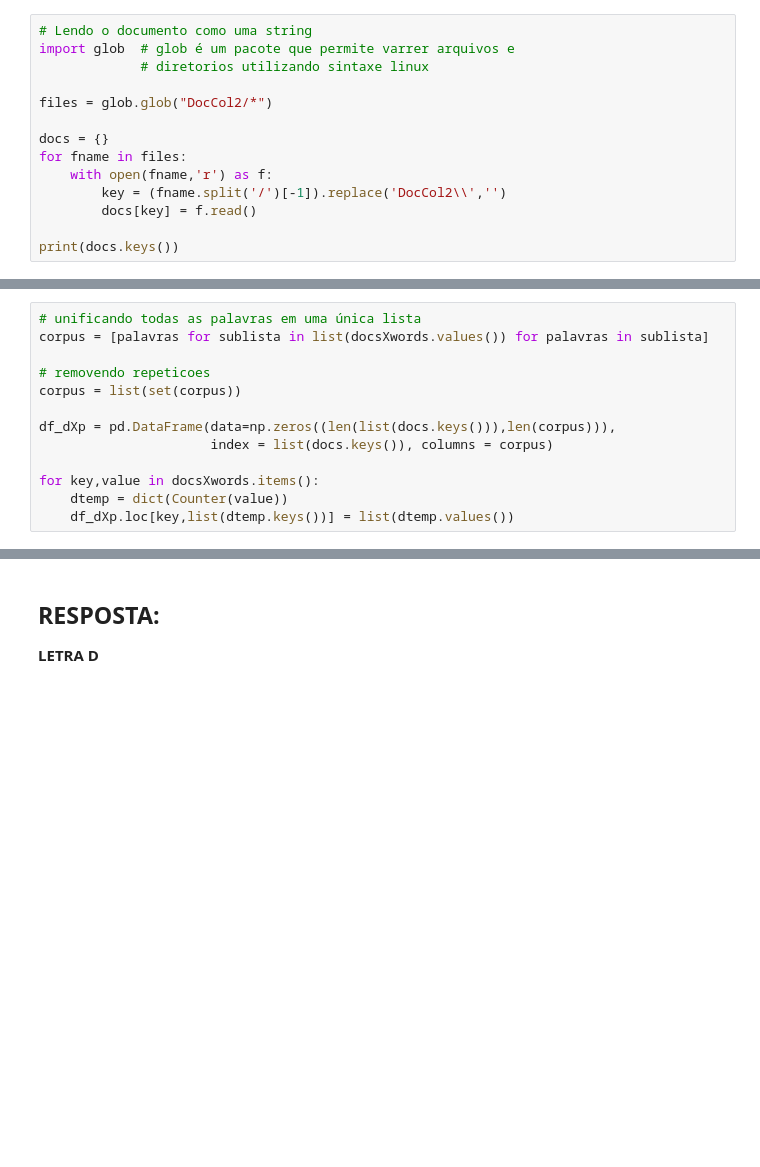
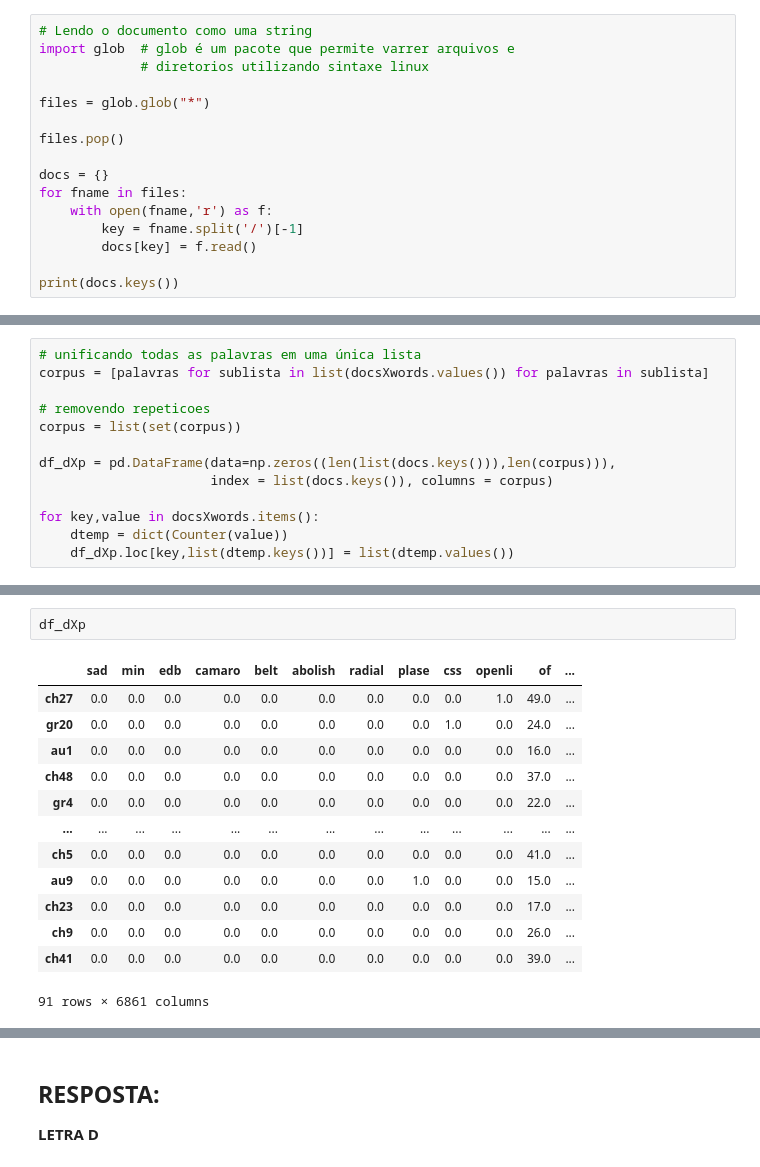
Before and after one commit to guilourenzo/mba-usp, a Jupyter notebook: TÉCNICAS AVANÇADAS DE CAPTURA E TRATAMENTO DE DADOS/AULA 6/docXpala avaliacao.ipynb, the cells around one changed output, grey strips where cells are left out. Cells and saved outputs as stored; diff of their text form; blank space fills up the shorter version.

```diff
--- a/TÉCNICAS AVANÇADAS DE CAPTURA E TRATAMENTO DE DADOS/AULA 6/docXpala avaliacao.ipynb
+++ b/TÉCNICAS AVANÇADAS DE CAPTURA E TRATAMENTO DE DADOS/AULA 6/docXpala avaliacao.ipynb
@@ -34,12 +58,14 @@ d) au8
 import glob  # glob é um pacote que permite varrer arquivos e
              # diretorios utilizando sintaxe linux
 
-files = glob.glob("DocCol2/*")
+files = glob.glob("*")
+
+files.pop()
 
 docs = {}
 for fname in files:
     with open(fname,'r') as f:
-        key = (fname.split('/')[-1]).replace('DocCol2\\','')
+        key = fname.split('/')[-1]
         docs[key] = f.read()
 
 print(docs.keys())
@@ -113,0 +202,16 @@ ch30
+# %%
+df_dXp
+# %% [output]
+|  | sad | min | edb | camaro | belt | abolish | radial | plase | css | openli | of | ... |
+| ch27 | 0.0 | 0.0 | 0.0 | 0.0 | 0.0 | 0.0 | 0.0 | 0.0 | 0.0 | 1.0 | 49.0 | ... |
+| gr20 | 0.0 | 0.0 | 0.0 | 0.0 | 0.0 | 0.0 | 0.0 | 0.0 | 1.0 | 0.0 | 24.0 | ... |
+| au1 | 0.0 | 0.0 | 0.0 | 0.0 | 0.0 | 0.0 | 0.0 | 0.0 | 0.0 | 0.0 | 16.0 | ... |
+| ch48 | 0.0 | 0.0 | 0.0 | 0.0 | 0.0 | 0.0 | 0.0 | 0.0 | 0.0 | 0.0 | 37.0 | ... |
+| gr4 | 0.0 | 0.0 | 0.0 | 0.0 | 0.0 | 0.0 | 0.0 | 0.0 | 0.0 | 0.0 | 22.0 | ... |
+| ... | ... | ... | ... | ... | ... | ... | ... | ... | ... | ... | ... | ... |
+| ch5 | 0.0 | 0.0 | 0.0 | 0.0 | 0.0 | 0.0 | 0.0 | 0.0 | 0.0 | 0.0 | 41.0 | ... |
+| au9 | 0.0 | 0.0 | 0.0 | 0.0 | 0.0 | 0.0 | 0.0 | 1.0 | 0.0 | 0.0 | 15.0 | ... |
+| ch23 | 0.0 | 0.0 | 0.0 | 0.0 | 0.0 | 0.0 | 0.0 | 0.0 | 0.0 | 0.0 | 17.0 | ... |
+| ch9 | 0.0 | 0.0 | 0.0 | 0.0 | 0.0 | 0.0 | 0.0 | 0.0 | 0.0 | 0.0 | 26.0 | ... |
+| ch41 | 0.0 | 0.0 | 0.0 | 0.0 | 0.0 | 0.0 | 0.0 | 0.0 | 0.0 | 0.0 | 39.0 | ... |
+91 rows × 6861 columns
```
Also changed, not shown: parts of 23 cells of this notebook.
